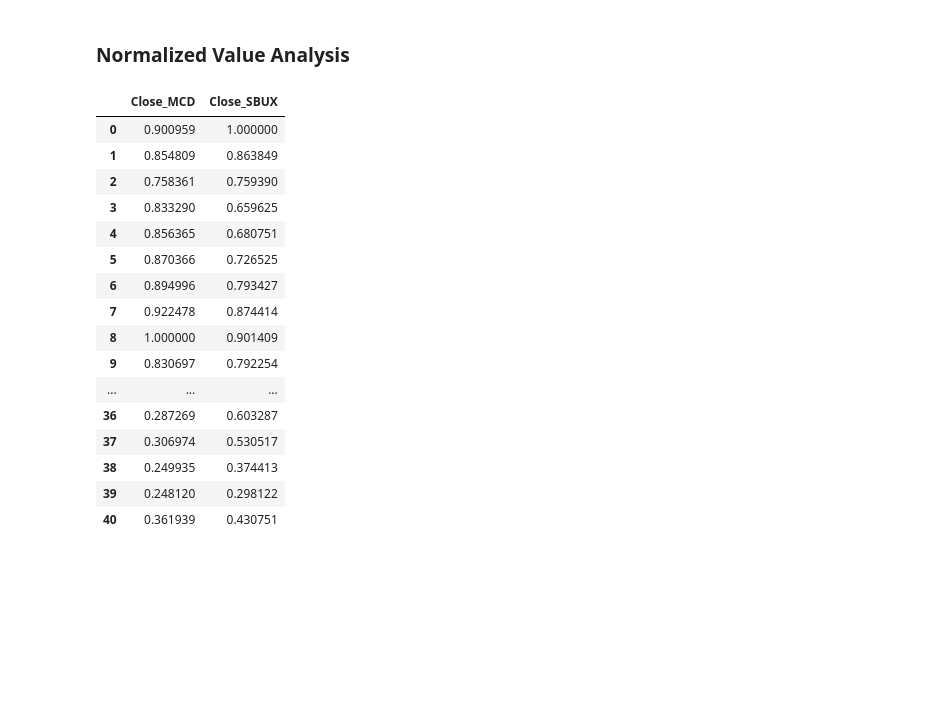
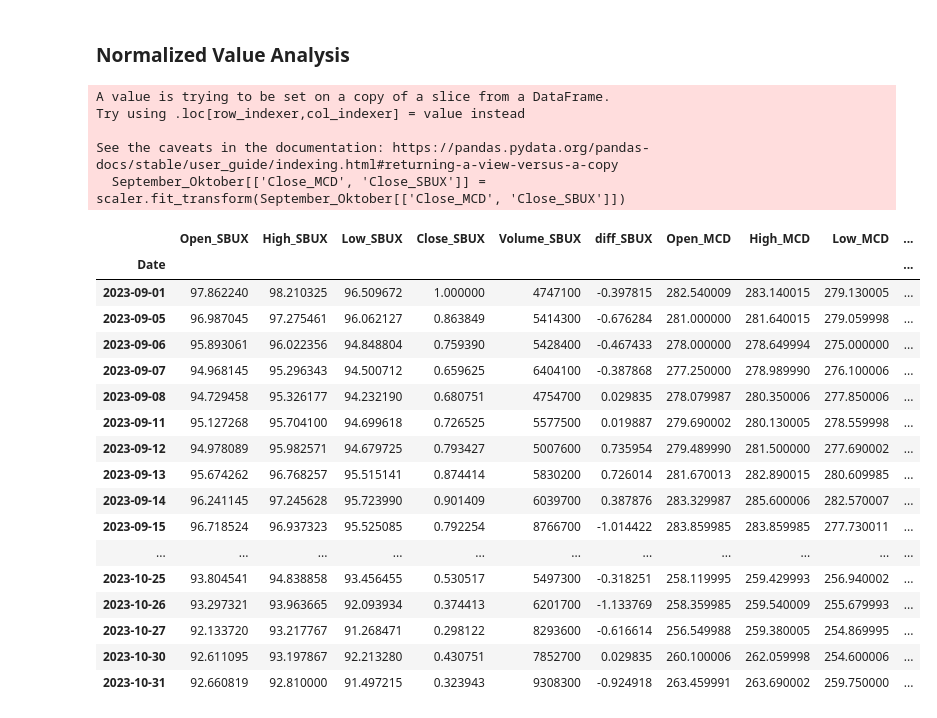
Before and after one commit to BonarSs/Stock-Conflict-Analysis, a Jupyter notebook: test_AnalyzingData.ipynb, the cells around one changed output. Saved outputs shown, nothing was run; the diff lists cells and outputs as text; code cells hidden in the pictures; blank space fills up the shorter version.

```diff
--- a/test_AnalyzingData.ipynb
+++ b/test_AnalyzingData.ipynb
@@ -116,30 +116,36 @@ SBUX_MCD.head()
 # %% [markdown]
 ### Normalized Value Analysis
 # %%
-#SBUX_MCD.set_index('Date', inplace=True)
+SBUX_MCD.set_index('Date', inplace=True)
 
-September_Oktober = SBUX_MCD.loc['2023-09-01':'2023-10-30']
+September_Oktober = SBUX_MCD.loc['2023-09-01':'2023-10-31']
 
 from sklearn.preprocessing import MinMaxScaler
 scaler = MinMaxScaler()
-September_Oktober_Scaled = pd.DataFrame(scaler.fit_transform(September_Oktober[['Close_MCD', 'Close_SBUX']]), columns=['Close_MCD', 'Close_SBUX'])
+September_Oktober[['Close_MCD', 'Close_SBUX']] = scaler.fit_transform(September_Oktober[['Close_MCD', 'Close_SBUX']])
 
-September_Oktober_Scaled.head(50)
+September_Oktober.head(50)
 # %% [output]
+A value is trying to be set on a copy of a slice from a DataFrame.
+Try using .loc[row_indexer,col_indexer] = value instead
+
+See the caveats in the documentation: https://pandas.pydata.org/pandas-docs/stable/user_guide/indexing.html#returning-a-view-versus-a-copy
+  September_Oktober[['Close_MCD', 'Close_SBUX']] = scaler.fit_transform(September_Oktober[['Close_MCD', 'Close_SBUX']])
-|  | Close_MCD | Close_SBUX |
-| 0 | 0.900959 | 1.000000 |
-| 1 | 0.854809 | 0.863849 |
-| 2 | 0.758361 | 0.759390 |
-| 3 | 0.833290 | 0.659625 |
-| 4 | 0.856365 | 0.680751 |
-| 5 | 0.870366 | 0.726525 |
-| 6 | 0.894996 | 0.793427 |
-| 7 | 0.922478 | 0.874414 |
-| 8 | 1.000000 | 0.901409 |
-| 9 | 0.830697 | 0.792254 |
-| ... | ... | ... |
-| 36 | 0.287269 | 0.603287 |
-| 37 | 0.306974 | 0.530517 |
-| 38 | 0.249935 | 0.374413 |
-| 39 | 0.248120 | 0.298122 |
-| 40 | 0.361939 | 0.430751 |
+|  | Open_SBUX | High_SBUX | Low_SBUX | Close_SBUX | Volume_SBUX | diff_SBUX | Open_MCD | High_MCD | Low_MCD | ... |
+| Date |  |  |  |  |  |  |  |  |  | ... |
+| 2023-09-01 | 97.862240 | 98.210325 | 96.509672 | 1.000000 | 4747100 | -0.397815 | 282.540009 | 283.140015 | 279.130005 | ... |
+| 2023-09-05 | 96.987045 | 97.275461 | 96.062127 | 0.863849 | 5414300 | -0.676284 | 281.000000 | 281.640015 | 279.059998 | ... |
+| 2023-09-06 | 95.893061 | 96.022356 | 94.848804 | 0.759390 | 5428400 | -0.467433 | 278.000000 | 278.649994 | 275.000000 | ... |
+| 2023-09-07 | 94.968145 | 95.296343 | 94.500712 | 0.659625 | 6404100 | -0.387868 | 277.250000 | 278.989990 | 276.100006 | ... |
+| 2023-09-08 | 94.729458 | 95.326177 | 94.232190 | 0.680751 | 4754700 | 0.029835 | 278.079987 | 280.350006 | 277.850006 | ... |
+| 2023-09-11 | 95.127268 | 95.704100 | 94.699618 | 0.726525 | 5577500 | 0.019887 | 279.690002 | 280.130005 | 278.559998 | ... |
+| 2023-09-12 | 94.978089 | 95.982571 | 94.679725 | 0.793427 | 5007600 | 0.735954 | 279.489990 | 281.500000 | 277.690002 | ... |
+| 2023-09-13 | 95.674262 | 96.768257 | 95.515141 | 0.874414 | 5830200 | 0.726014 | 281.670013 | 282.890015 | 280.609985 | ... |
+| 2023-09-14 | 96.241145 | 97.245628 | 95.723990 | 0.901409 | 6039700 | 0.387876 | 283.329987 | 285.600006 | 282.570007 | ... |
+| 2023-09-15 | 96.718524 | 96.937323 | 95.525085 | 0.792254 | 8766700 | -1.014422 | 283.859985 | 283.859985 | 277.730011 | ... |
+| ... | ... | ... | ... | ... | ... | ... | ... | ... | ... | ... |
+| 2023-10-25 | 93.804541 | 94.838858 | 93.456455 | 0.530517 | 5497300 | -0.318251 | 258.119995 | 259.429993 | 256.940002 | ... |
+| 2023-10-26 | 93.297321 | 93.963665 | 92.093934 | 0.374413 | 6201700 | -1.133769 | 258.359985 | 259.540009 | 255.679993 | ... |
+| 2023-10-27 | 92.133720 | 93.217767 | 91.268471 | 0.298122 | 8293600 | -0.616614 | 256.549988 | 259.380005 | 254.869995 | ... |
+| 2023-10-30 | 92.611095 | 93.197867 | 92.213280 | 0.430751 | 7852700 | 0.029835 | 260.100006 | 262.059998 | 254.600006 | ... |
+| 2023-10-31 | 92.660819 | 92.810000 | 91.497215 | 0.323943 | 9308300 | -0.924918 | 263.459991 | 263.690002 | 259.750000 | ... |
```
Also changed, not shown: parts of 8 cells of this notebook, 3 other files.
